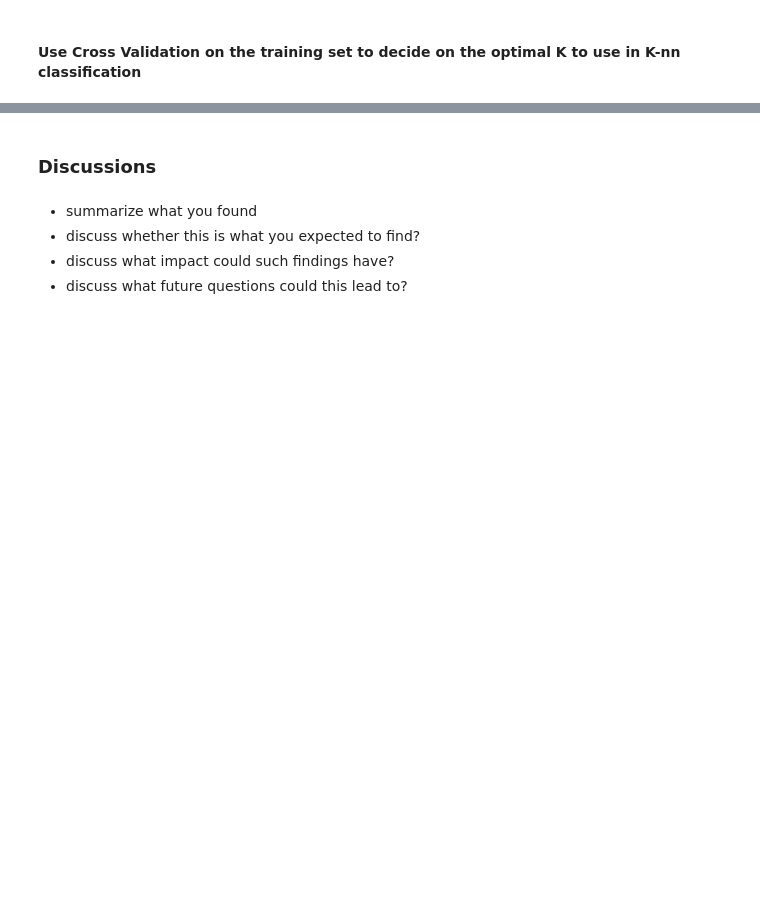
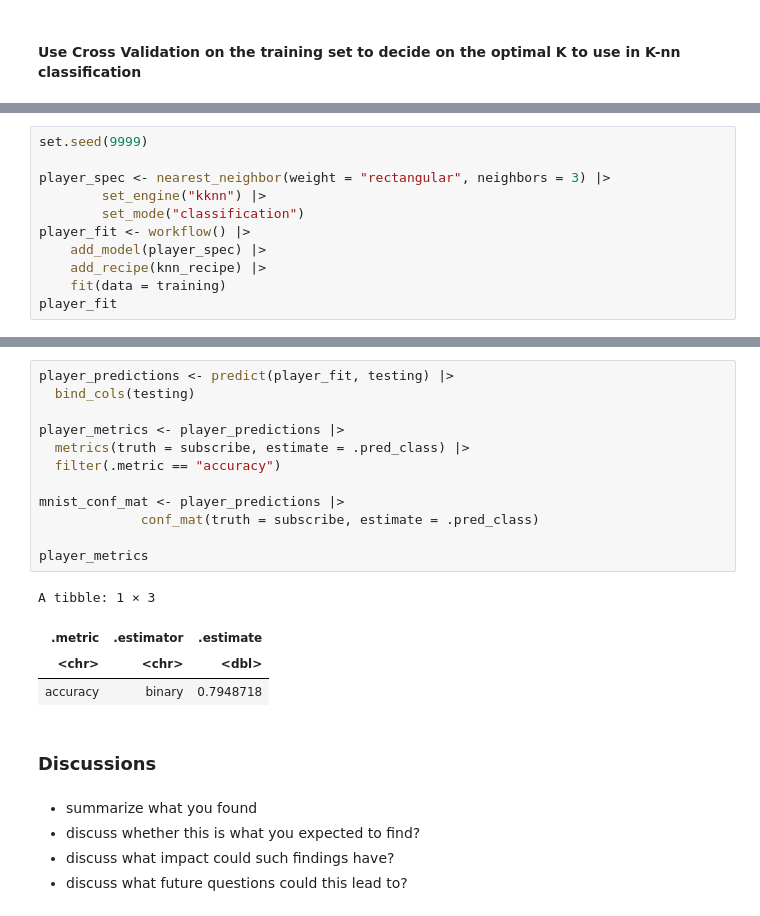
Before and after one commit to jane-wang-42/dsci100-project-group10, a Jupyter notebook: dsci100-project-group10.ipynb, the cells around one changed output, grey strips where cells are left out. Saved outputs shown, nothing was run; the diff lists cells and outputs as text; blank space fills up the shorter version.

Commit message:
added knn, confusion matrix, accuracy

```diff
--- a/dsci100-project-group10.ipynb
+++ b/dsci100-project-group10.ipynb
@@ -276,0 +227,11 @@ A tibble: 4 × 1
+# %%
+set.seed(9999)
+
+player_spec <- nearest_neighbor(weight = "rectangular", neighbors = 3) |>
+        set_engine("kknn") |>
+        set_mode("classification")
+player_fit <- workflow() |>
+    add_model(player_spec) |>
+    add_recipe(knn_recipe) |>
+    fit(data = training)
+player_fit
@@ -277,3 +255,20 @@ A tibble: 4 × 1
+# %%
+player_predictions <- predict(player_fit, testing) |>
+  bind_cols(testing)
+
+player_metrics <- player_predictions |>
+  metrics(truth = subscribe, estimate = .pred_class) |>
+  filter(.metric == "accuracy")
+
+mnist_conf_mat <- player_predictions |>
+             conf_mat(truth = subscribe, estimate = .pred_class)
+
+player_metrics
+# %% [output]
+A tibble: 1 × 3
+| .metric | .estimator | .estimate |
+| <chr> | <chr> | <dbl> |
+| accuracy | binary | 0.7948718 |
 # %% [markdown]
 ### **Discussions**
 # %% [markdown]
```
Also changed, not shown: parts of 4 cells of this notebook.
